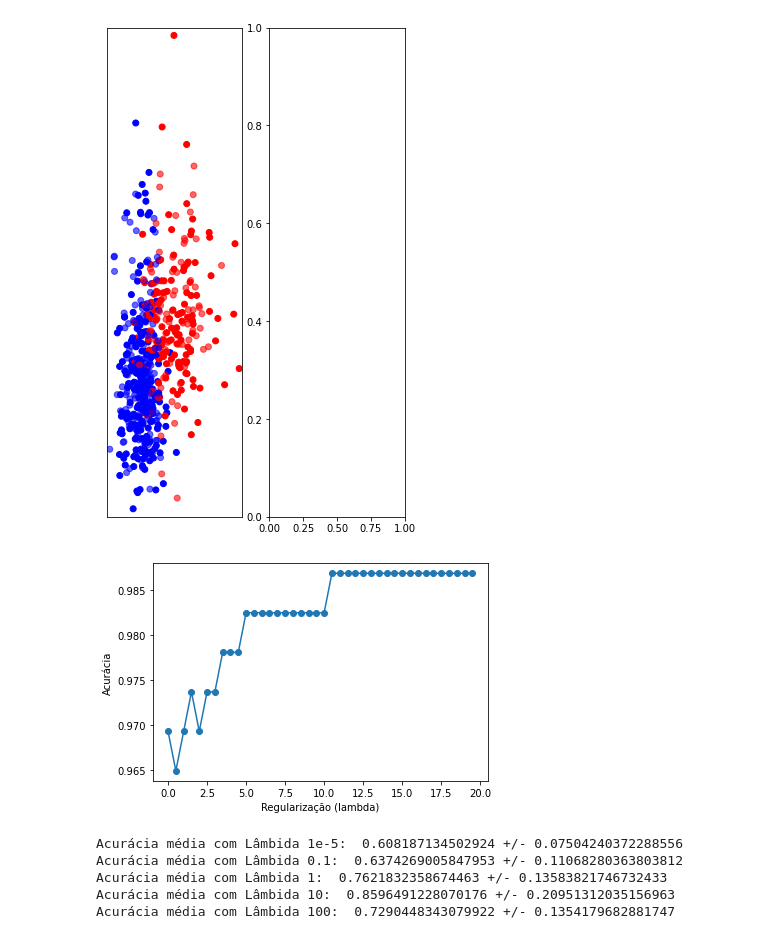
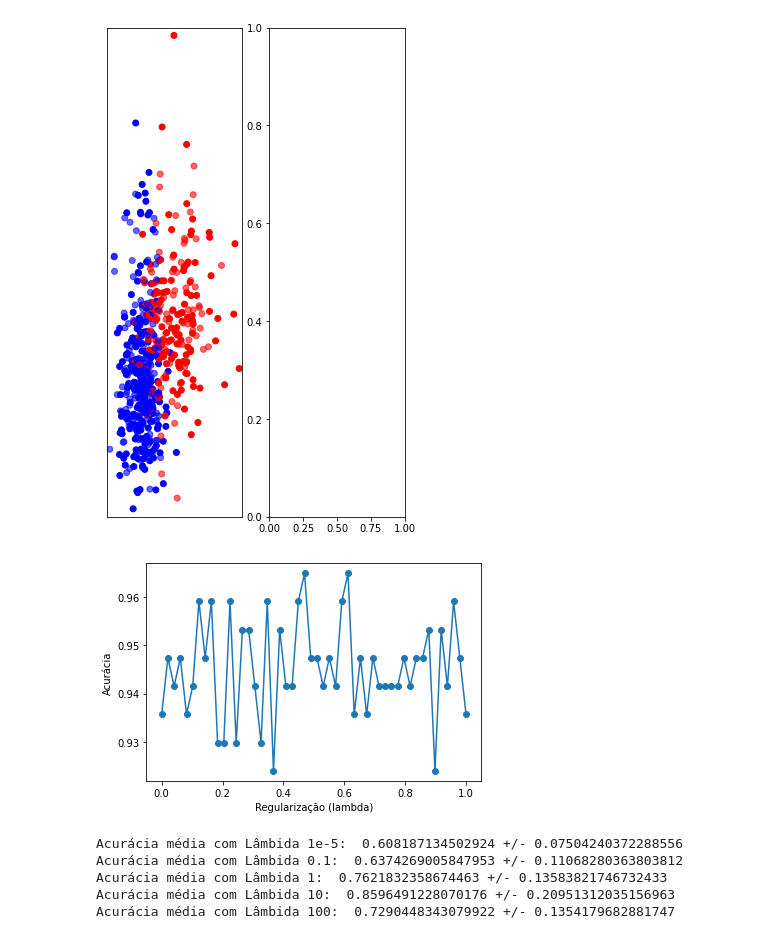
Before and after one commit to jueta/Artificial-Neural-Networks, a Jupyter notebook: Trabalho Final/codes/TPfinal.ipynb, the cells around one changed output. Drawn from its saved outputs; the diff is of its cells as text; code cells hidden in the pictures.

```diff
--- a/Trabalho Final/codes/TPfinal.ipynb
+++ b/Trabalho Final/codes/TPfinal.ipynb
@@ -145,21 +145,22 @@ from sklearn.neural_network import MLPClassifier
 from sklearn.metrics import accuracy_score
 from sklearn.pipeline import make_pipeline
 
-alphas = np.arange(0.001, 20, 0.5)
+# alphas = np.arange(0.001, 20, 0.5)
+alphas = np.linspace(1e-5, 1,50)
 
 classifiers = []
 names = []
 for alpha in alphas:
     classifiers.append(
         make_pipeline(
-            StandardScaler(),
+            # StandardScaler(),
             MLPClassifier(
                 solver="lbfgs",
                 alpha=alpha,
                 random_state=1,
                 max_iter=2000,
                 early_stopping=True,
-                hidden_layer_sizes=[10, 10],
+                hidden_layer_sizes=[100, 100],
             ),
         )
     )
@@ -199,34 +200,34 @@ result = []
 # iterate over classifiers
 for name, clf in zip(names, classifiers):
     clf.fit(X_train, y_train)
     score = clf.score(X_test, y_test)
 
        # Plot the decision boundary. For that, we will assign a color to each
        # point in the mesh [x_min, x_max] x [y_min, y_max].
     # if hasattr(clf, "decision_function"):
     #     Z = clf.decision_function(
     #         np.column_stack([xx.ravel(), yy.ravel()]))
     # else:
     #     Z = clf.predict_proba(np.column_stack([xx.ravel(), yy.ravel()]))[:, 1]
 
     result = np.append(result, score)
 
 
 plt.plot(alphas, result, 'o-')
 plt.xlabel("Regularização (lambda)")
 plt.ylabel("Acurácia")
 plt.show()
 
 
 # mlp = MLPClassifier(solver='lbfgs', hidden_layer_sizes=[100, 100], alpha=1,
 #                     max_iter=20000,
 #                     early_stopping=True, shuffle=True, random_state=1)
 
 # mlp.fit(xcTrain, yTrain)
 # y_predict = mlp.predict(xcTest)
 # accuracy_score(yTest, y_predict)
 # %% [output]
-[figure, old version]
+[figure, new version]
 # %%
 import matplotlib.pyplot as plt
 import numpy as np
```
Also changed, not shown: parts of 2 cells of this notebook, 21 other files.
